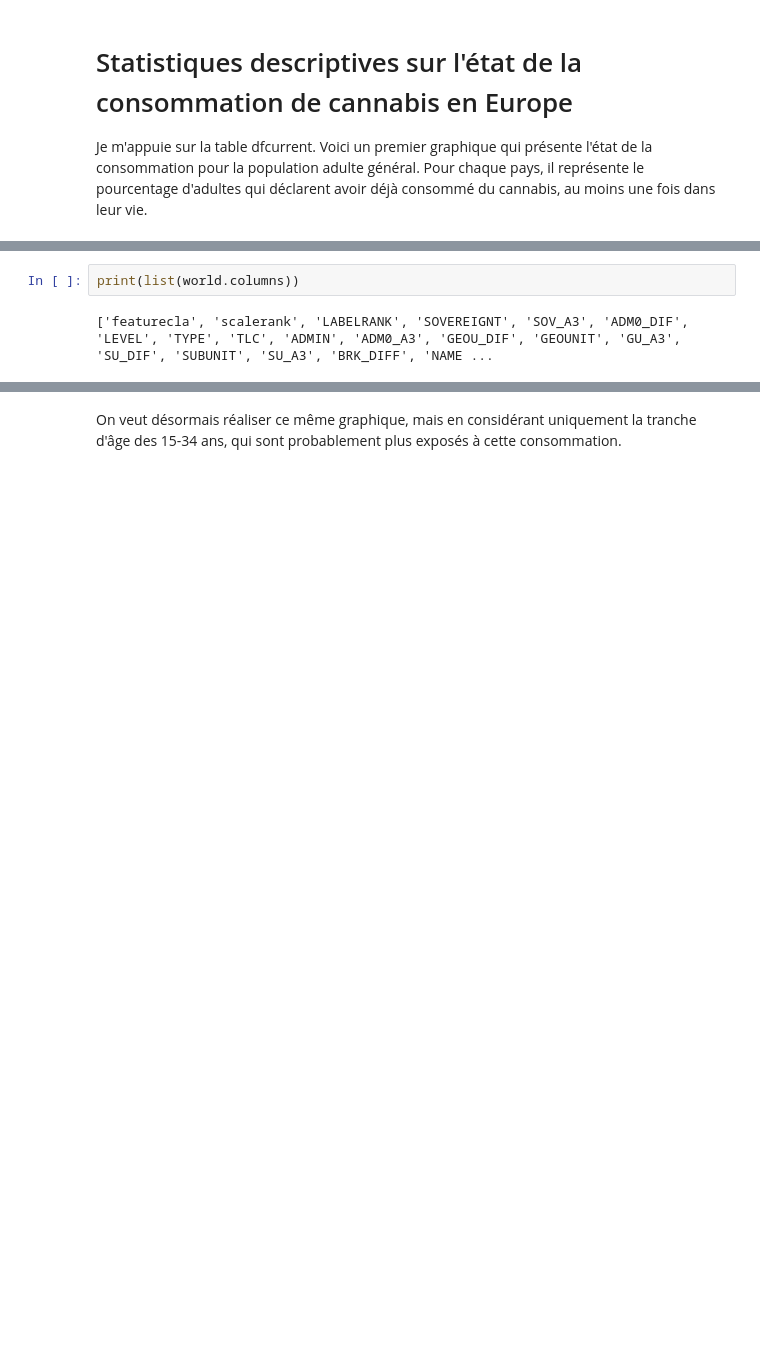
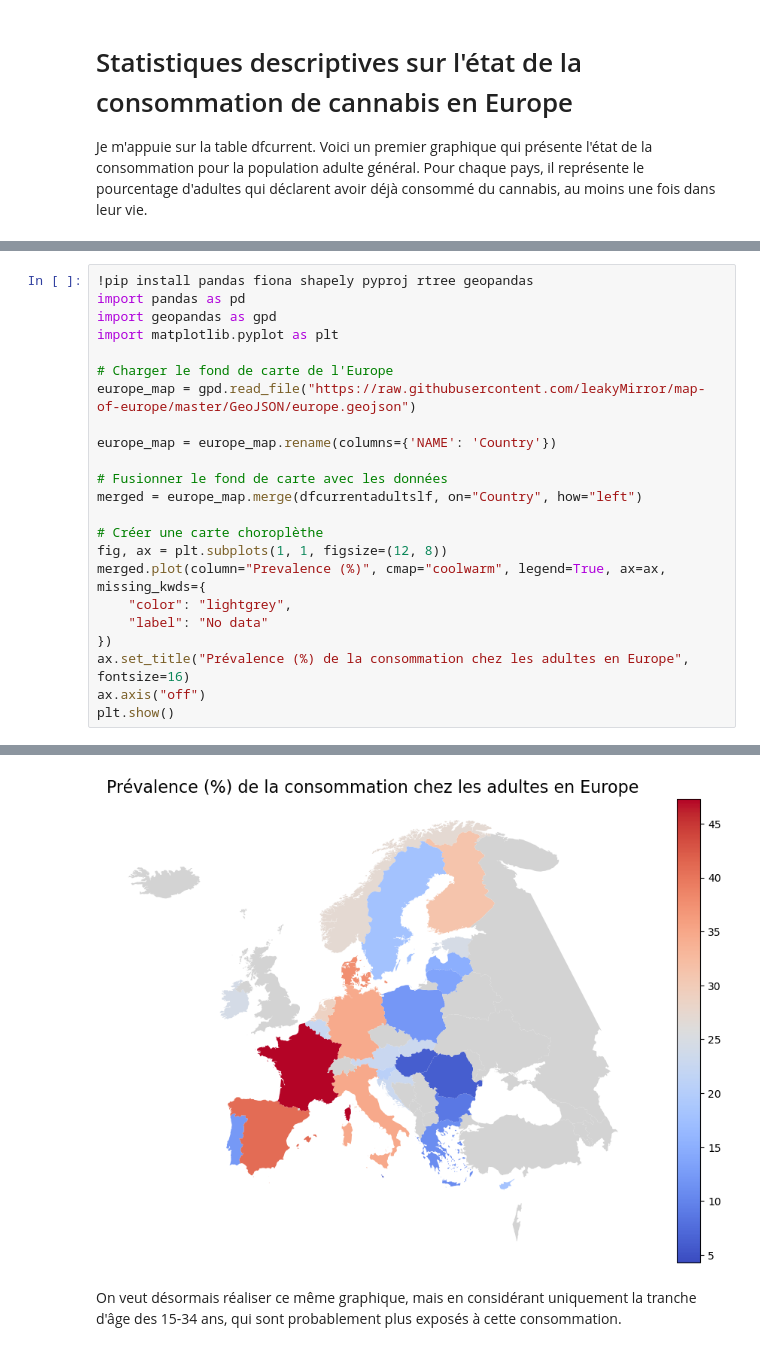
Before and after one commit to refouch/Projet_Python_2A, a Jupyter notebook: Notebook_Final.ipynb, the cells around one changed output, grey strips where cells are left out. Saved outputs shown, nothing was run; the diff lists cells and outputs as text; blank space fills up the shorter version.

```diff
--- a/Notebook_Final.ipynb
+++ b/Notebook_Final.ipynb
@@ -126,4 +52,24 @@ AttributeError: module 'lib' has no attribute 'X509_V_FLAG_NOTIFY_POLICY'
-# %%
-print(list(world.columns))
-# %% [output]
-['featurecla', 'scalerank', 'LABELRANK', 'SOVEREIGNT', 'SOV_A3', 'ADM0_DIF', 'LEVEL', 'TYPE', 'TLC', 'ADMIN', 'ADM0_A3', 'GEOU_DIF', 'GEOUNIT', 'GU_A3', 'SU_DIF', 'SUBUNIT', 'SU_A3', 'BRK_DIFF', 'NAME ...
+# %%
+!pip install pandas fiona shapely pyproj rtree geopandas
+import pandas as pd
+import geopandas as gpd
+import matplotlib.pyplot as plt
+
+# Charger le fond de carte de l'Europe
+europe_map = gpd.read_file("https://raw.githubusercontent.com/leakyMirror/map-of-europe/master/GeoJSON/europe.geojson")
+
+europe_map = europe_map.rename(columns={'NAME': 'Country'})
+
+# Fusionner le fond de carte avec les données
+merged = europe_map.merge(dfcurrentadultslf, on="Country", how="left")
+
+# Créer une carte choroplèthe
+fig, ax = plt.subplots(1, 1, figsize=(12, 8))
+merged.plot(column="Prevalence (%)", cmap="coolwarm", legend=True, ax=ax, missing_kwds={
+    "color": "lightgrey",
+    "label": "No data"
+})
+ax.set_title("Prévalence (%) de la consommation chez les adultes en Europe", fontsize=16)
+ax.axis("off")
+plt.show()
+# %% [output]
@@ -130,3 +94,4 @@ print(list(world.columns))
+[figure, added]
 # %% [markdown]
 On veut désormais réaliser ce même graphique, mais en considérant uniquement la tranche d'âge des 15-34 ans, qui sont probablement plus exposés à cette consommation.
 # %%
```
Also changed, not shown: parts of 6 cells of this notebook, 8 other files.
